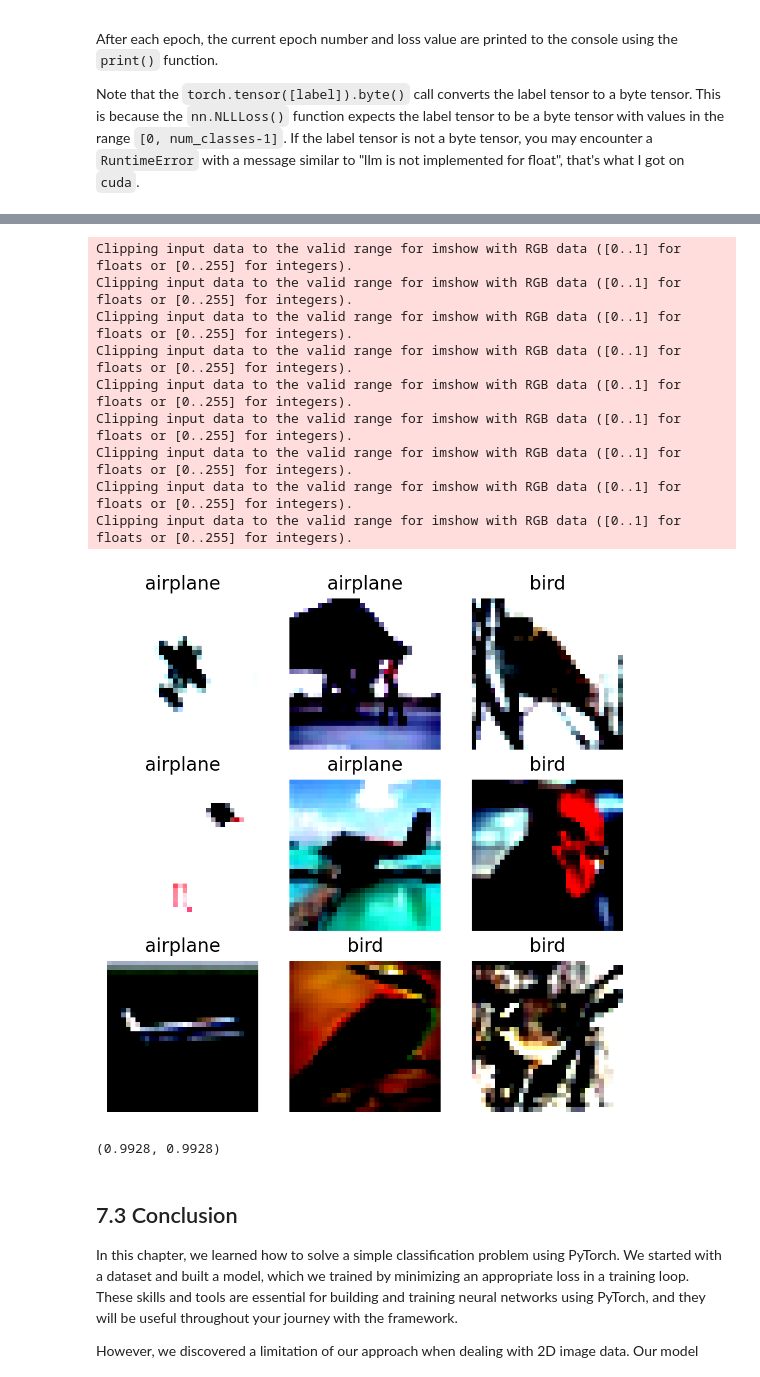
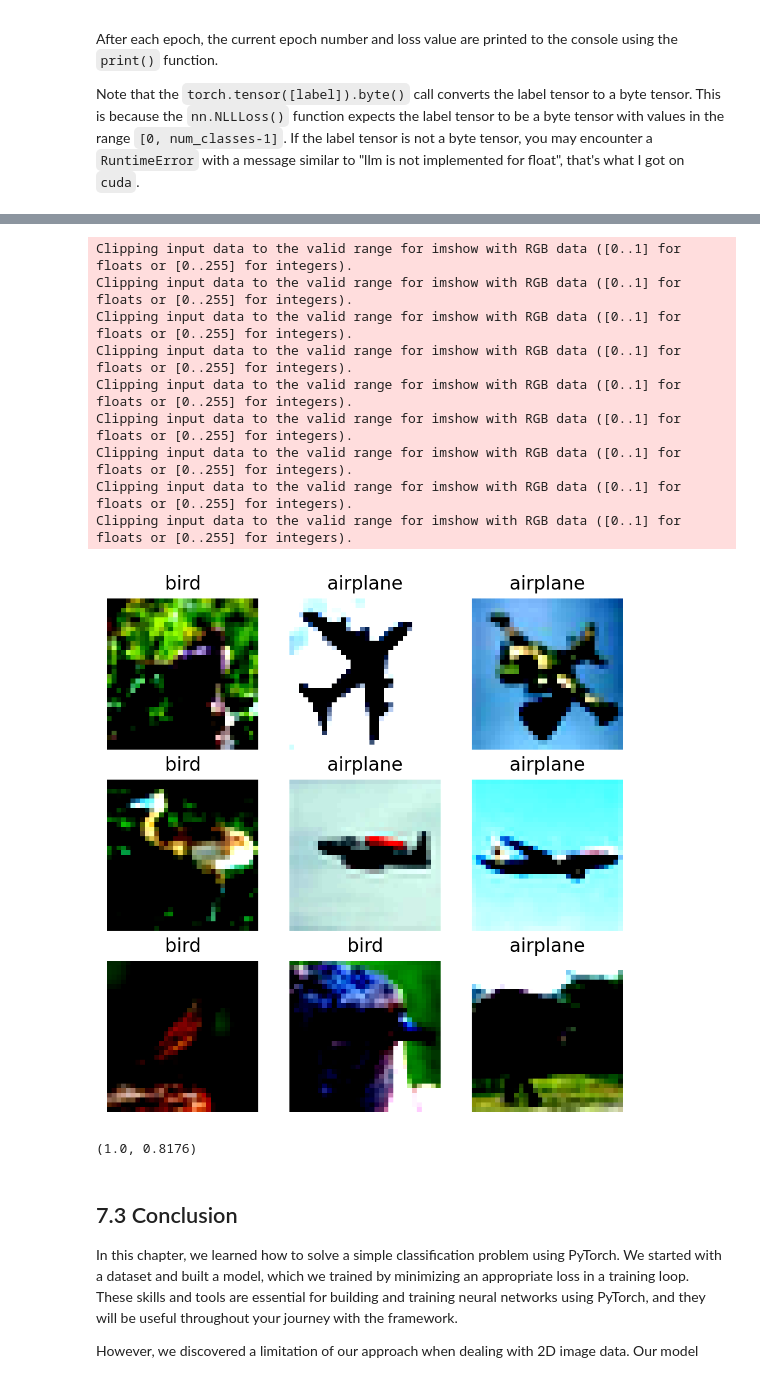
Before and after one commit to Nordiniv/Deep-Learning-with-PyTorch, a Jupyter notebook: Chapter7.ipynb, the cells around one changed output, grey strips where cells are left out. Cells and saved outputs as stored; diff of their text form; code cells hidden in the pictures.

```diff
--- a/Chapter7.ipynb
+++ b/Chapter7.ipynb
@@ -171,13 +172,8 @@ for i, j in transformed_cifar10:
     if j in [0, 2]:
         cifar2d.append(i)
         cifar2l.append(0 if j == 0 else 1)
-# %%
-cifar2d_val = []
-cifar2l_val = []
-for i, j in transformed_cifar10:
-    if j in [0, 2]:
-        cifar2d_val.append(i)
-        cifar2l_val.append(0 if j == 0 else 1)
+# %%
+cifar2d, cifar2d_val, cifar2l, cifar2l_val = train_test_split(cifar2d, cifar2l)
 # %%
 fig, ax = plt.subplots(1, 3, figsize=(6, 2))
 for i in range(3):
@@ -248,7 +244,7 @@ tensor(0.0026, grad_fn=<NllLossBackward0>)
 learning_rate = 1e-3
 optimizer = optim.SGD(model.parameters(), lr=learning_rate)
 # %%
-
+best_loss = float('inf')
 loss_fn = nn.NLLLoss()
 n_epochs = 100
 for epoch in range(n_epochs):
@@ -297,22 +311,22 @@ Clipping input data to the valid range for imshow with RGB data ([0..1] for floa
 # %%
 fig, ax = plt.subplots(3, 3, figsize=(6, 6))
 for i in range(3):
     for j in range(3):
-        x = np.random.randint(0, 5000)
+        x = np.random.randint(0, 500)
         ax[j, i].imshow((cifar2d_val[x].permute(1, 2, 0)));
         ax[j, i].axis("off")
         ax[j, i].title.set_text(class_names[model(cifar2d_val_t[x].view(-1).unsqueeze(0)).argmax(dim=1)])
 # %% [output]
 Clipping input data to the valid range for imshow with RGB data ([0..1] for floats or [0..255] for integers).
 Clipping input data to the valid range for imshow with RGB data ([0..1] for floats or [0..255] for integers).
 Clipping input data to the valid range for imshow with RGB data ([0..1] for floats or [0..255] for integers).
 Clipping input data to the valid range for imshow with RGB data ([0..1] for floats or [0..255] for integers).
 Clipping input data to the valid range for imshow with RGB data ([0..1] for floats or [0..255] for integers).
 Clipping input data to the valid range for imshow with RGB data ([0..1] for floats or [0..255] for integers).
 Clipping input data to the valid range for imshow with RGB data ([0..1] for floats or [0..255] for integers).
 Clipping input data to the valid range for imshow with RGB data ([0..1] for floats or [0..255] for integers).
 Clipping input data to the valid range for imshow with RGB data ([0..1] for floats or [0..255] for integers).
-[figure, old version]
+[figure, new version]
 # %%
 #accuracy
 def correct(out, labels):
@@ -321,7 +335,7 @@ def correct(out, labels):
 
 correct(model(cifar2d_t.view(len(cifar2l), -1)), cifar2l_t).cpu().numpy().mean(), correct(model(cifar2d_val_t.view(len(cifar2l_val), -1)), cifar2l_val_t).cpu().numpy().mean()
 # %% [output]
-(0.9928, 0.9928)
+(1.0, 0.8176)
 # %% [markdown]
 ## 7.3 Conclusion
 In this chapter, we learned how to solve a simple classification problem using PyTorch. We started with a dataset and built a model, which we trained by minimizing an appropriate loss in a training loop. These skills and tools are essential for building and training neural networks using PyTorch, and they will be useful throughout your journey with the framework.
```
Also changed, not shown: parts of 10 cells of this notebook, 1 other file.
